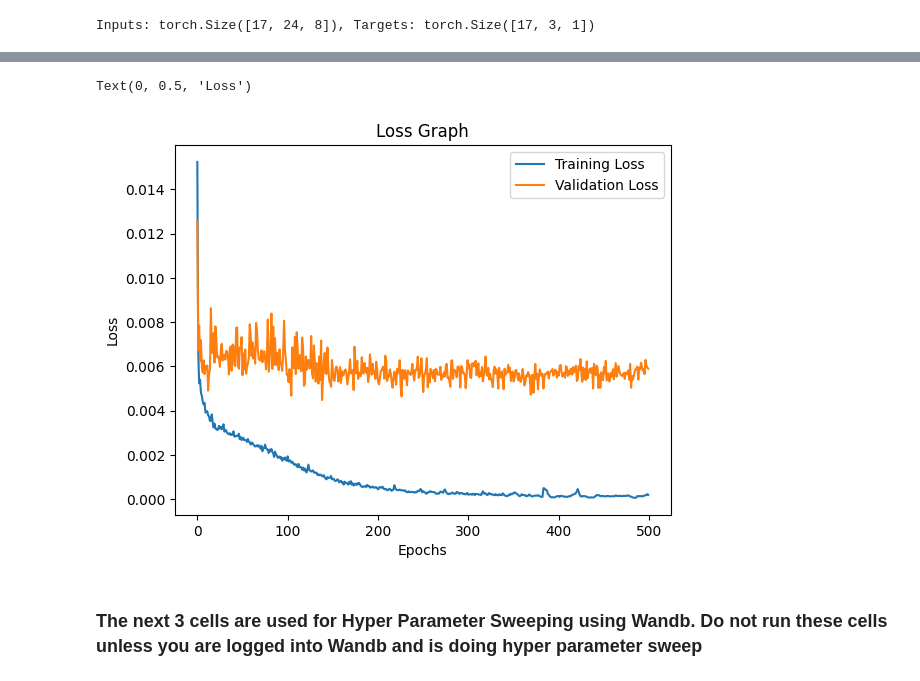
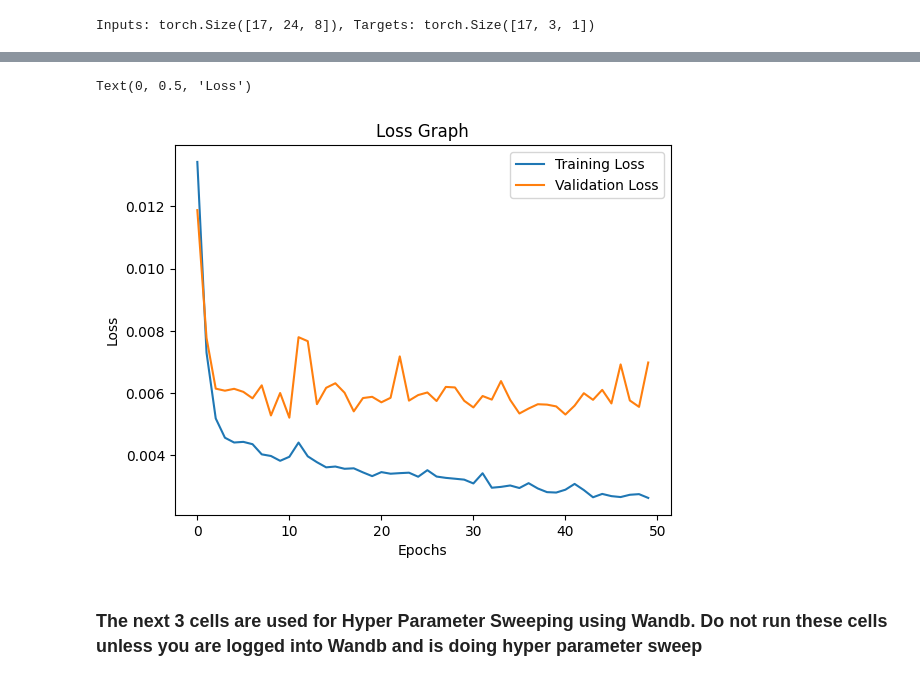
Before and after one commit to SSTengNic/DL_Project, a Jupyter notebook: 1. Taxi_Prediction_LSTM.ipynb, the cells around one changed output, grey strips where cells are left out. Cells and saved outputs as stored; diff of their text form; code cells hidden in the pictures.

```diff
--- a/1. Taxi_Prediction_LSTM.ipynb
+++ b/1. Taxi_Prediction_LSTM.ipynb
@@ -335,7 +333,7 @@ hidden_size = 128
 num_layers = 1
 output_size = 3
 dataloader = train_loader
-num_epochs = 500
+num_epochs = 50
 learning_rate = 0.00637
 
 #Create the model
@@ -363,5 +352,5 @@ Epoch 500/500, Loss: 0.000196, Val Loss: 0.005894
 Text(0, 0.5, 'Loss')
-[figure, old version]
+[figure, new version]
 # %% [markdown]
 ### The next 3 cells are used for Hyper Parameter Sweeping using Wandb. Do not run these cells unless you are logged into Wandb and is doing hyper parameter sweep
 # %%
```
Also changed, not shown: parts of 3 cells of this notebook, 8 other files.
